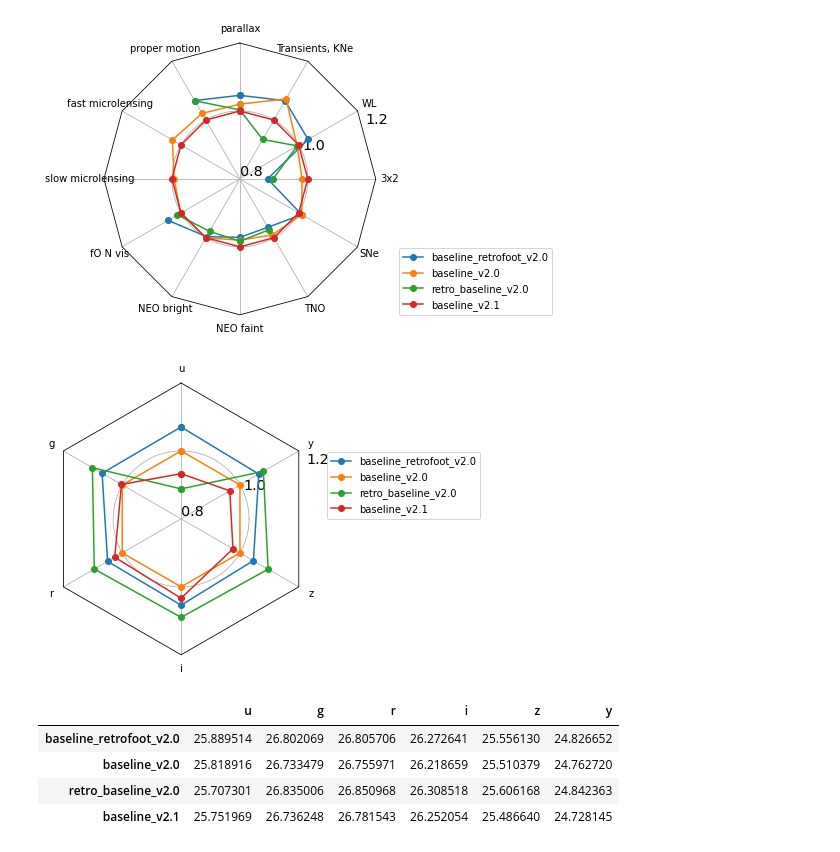
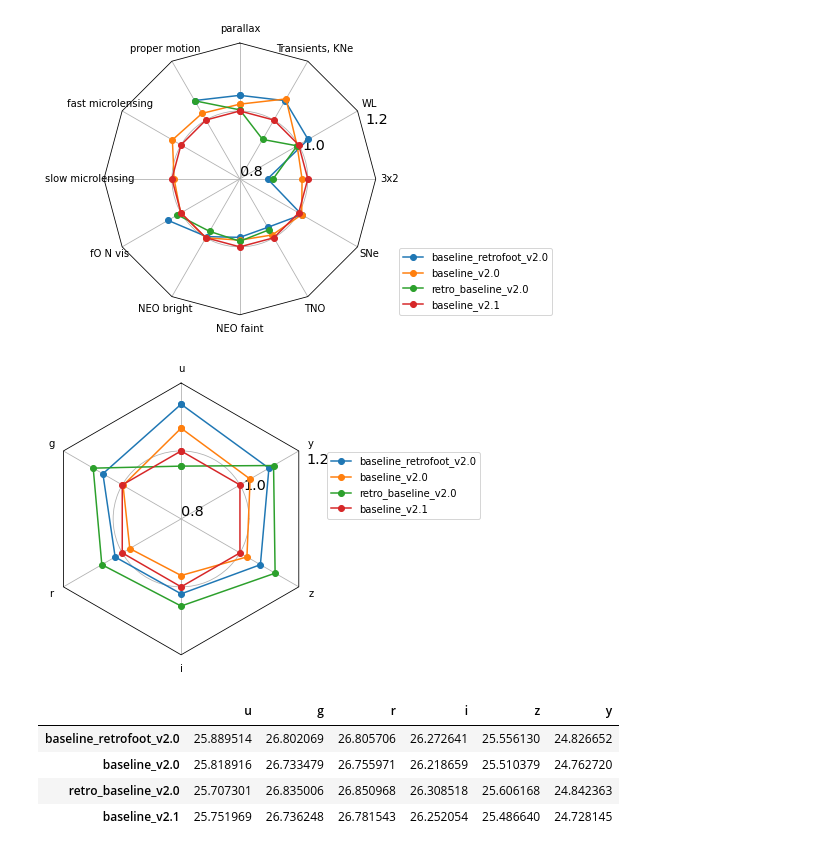
Before and after one commit to lsst-sims/smtn-017, a Jupyter notebook: plots/v20.ipynb, the cells around one changed output. Drawn from its saved outputs; the diff is of its cells as text; code cells hidden in the pictures.

```diff
--- a/plots/v20.ipynb
+++ b/plots/v20.ipynb
@@ -119,14 +119,14 @@ fig.savefig('baseline2_radar_zoom.pdf', bbox_inches="tight")
 # %% [output]
 [figure]
 # %%
-data_normed = norm_df(mag_data, runs, ['u', 'g', 'r', 'i', 'z', 'y'], norm_run='baseline_v2.0',
+data_normed = norm_df(mag_data, runs, ['u', 'g', 'r', 'i', 'z', 'y'], norm_run='baseline_v2.1',
                       invert_cols=None, mag_cols='all')
 #data_normed = data_normed.rename(columns=mag_name_mapper)
 
 fig, ax = radar(data_normed, legend=True, rgrids=[.80, 1.0, 1.2])
 fig.savefig('baselines_mags.pdf', bbox_inches="tight")
 # %% [output]
-[figure, old version]
+[figure, new version]
 # %%
 mag_data.loc[runs]
 # %% [output]
```
Also changed, not shown: parts of 7 cells of this notebook, 28 other files.
